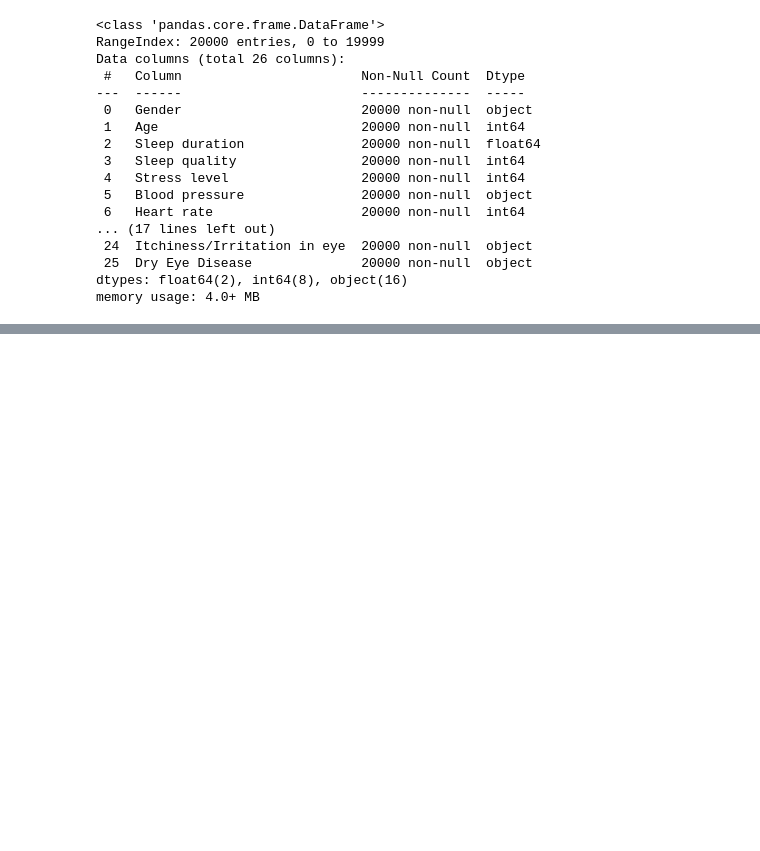
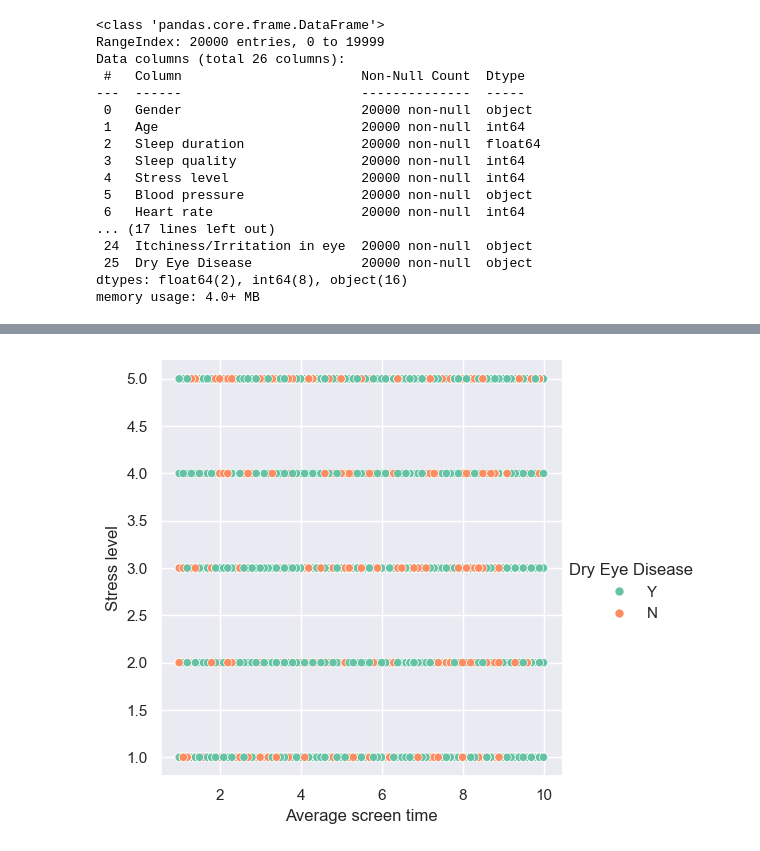
Before and after one commit to Jonkkeyler333/Deteccion_sindrome_ojo_seco, a Jupyter notebook: main.ipynb, the cells around one changed output, grey strips where cells are left out. Cells and saved outputs as stored; diff of their text form; code cells hidden in the pictures; blank space fills up the shorter version.

```diff
--- a/main.ipynb
+++ b/main.ipynb
@@ -68,0 +148,5 @@ dtype: int64
+# %%
+sns.relplot(data=df,x='Average screen time',y='Stress level',hue='Dry Eye Disease',palette='Set2')
+plt.show()
+# %% [output]
+[figure, added]
```
Also changed, not shown: parts of 17 cells of this notebook.
